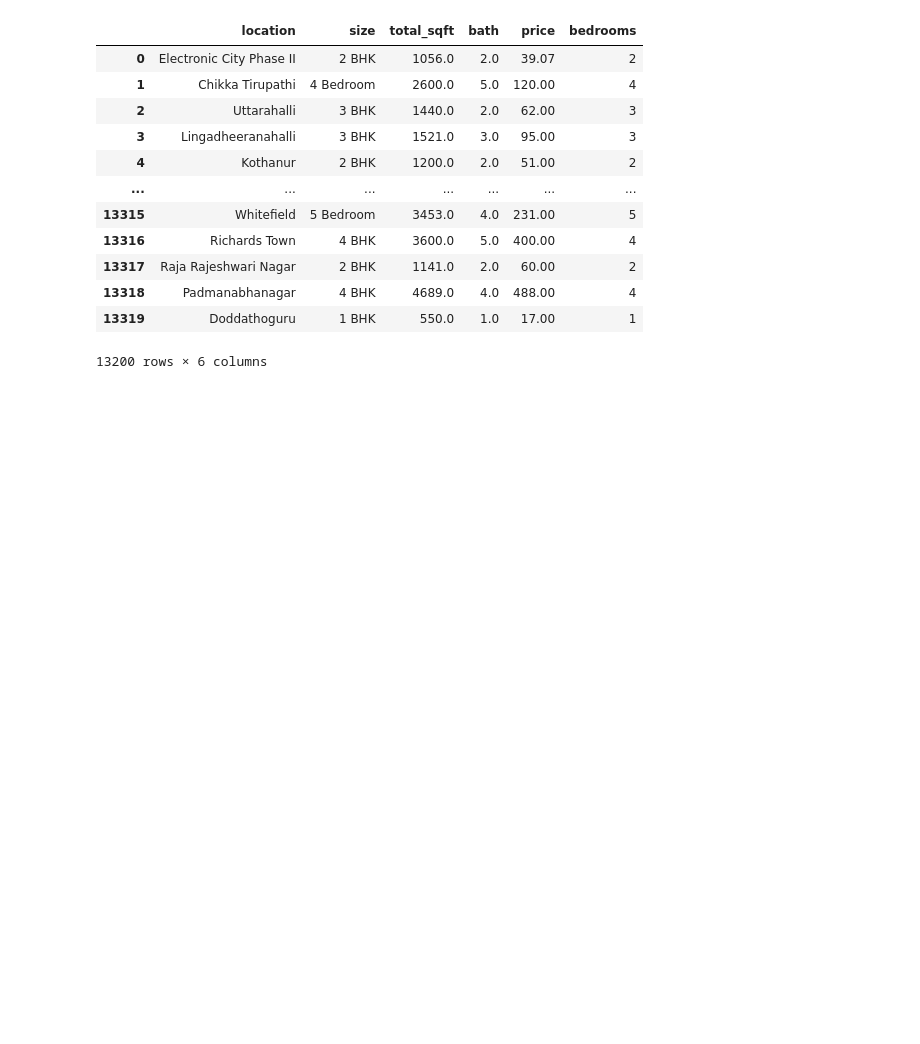
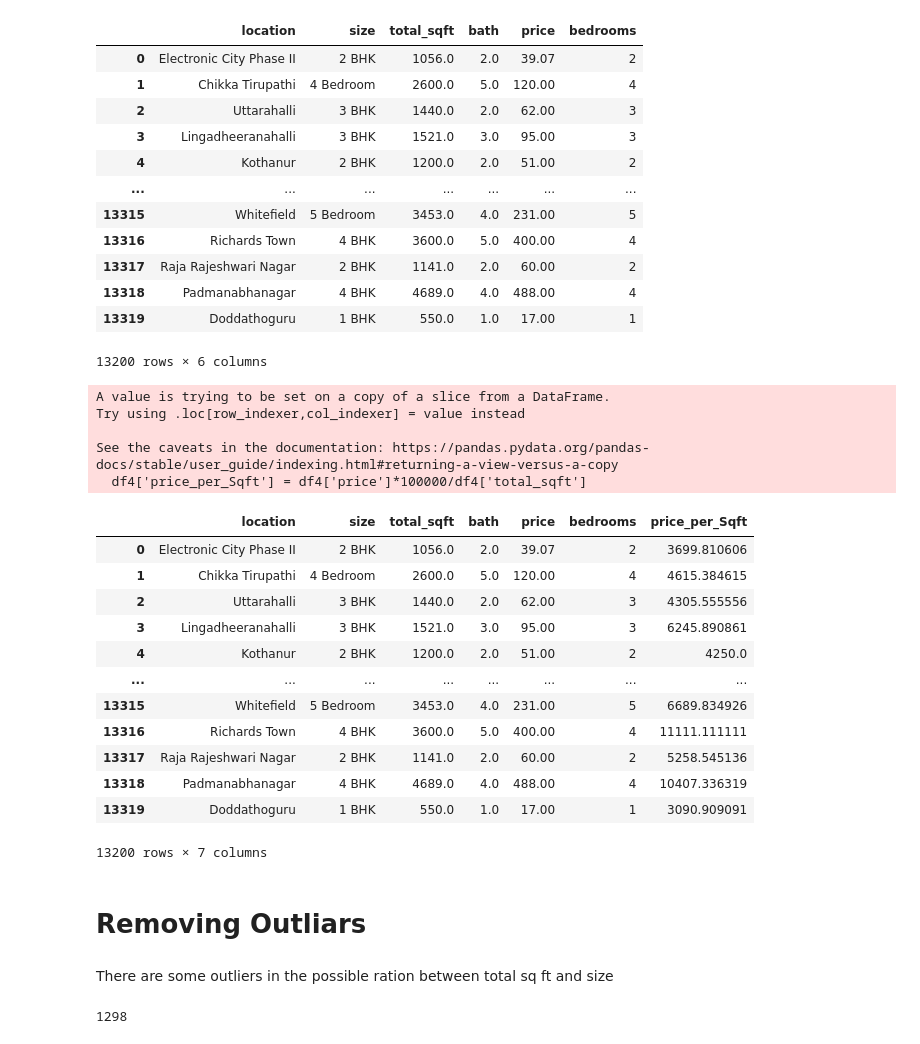
Before and after one commit to mashrafi02/Machine-learning-Data-science-projects, a Jupyter notebook: House price prediction/pricepred.ipynb, the cells around one changed output. Saved outputs shown, nothing was run; the diff lists cells and outputs as text; code cells hidden in the pictures; blank space fills up the shorter version.

```diff
--- a/House price prediction/pricepred.ipynb
+++ b/House price prediction/pricepred.ipynb
@@ -247,3 +249,33 @@ df4
 | 13318 | Padmanabhanagar | 4 BHK | 4689.0 | 4.0 | 488.00 | 4 |
 | 13319 | Doddathoguru | 1 BHK | 550.0 | 1.0 | 17.00 | 1 |
 13200 rows × 6 columns
+# %%
+df4['price_per_Sqft'] = df4['price']*100000/df4['total_sqft']
+df4
+# %% [output]
+A value is trying to be set on a copy of a slice from a DataFrame.
+Try using .loc[row_indexer,col_indexer] = value instead
+
+See the caveats in the documentation: https://pandas.pydata.org/pandas-docs/stable/user_guide/indexing.html#returning-a-view-versus-a-copy
+  df4['price_per_Sqft'] = df4['price']*100000/df4['total_sqft']
+|  | location | size | total_sqft | bath | price | bedrooms | price_per_Sqft |
+| 0 | Electronic City Phase II | 2 BHK | 1056.0 | 2.0 | 39.07 | 2 | 3699.810606 |
+| 1 | Chikka Tirupathi | 4 Bedroom | 2600.0 | 5.0 | 120.00 | 4 | 4615.384615 |
+| 2 | Uttarahalli | 3 BHK | 1440.0 | 2.0 | 62.00 | 3 | 4305.555556 |
+| 3 | Lingadheeranahalli | 3 BHK | 1521.0 | 3.0 | 95.00 | 3 | 6245.890861 |
+| 4 | Kothanur | 2 BHK | 1200.0 | 2.0 | 51.00 | 2 | 4250.0 |
+| ... | ... | ... | ... | ... | ... | ... | ... |
+| 13315 | Whitefield | 5 Bedroom | 3453.0 | 4.0 | 231.00 | 5 | 6689.834926 |
+| 13316 | Richards Town | 4 BHK | 3600.0 | 5.0 | 400.00 | 4 | 11111.111111 |
+| 13317 | Raja Rajeshwari Nagar | 2 BHK | 1141.0 | 2.0 | 60.00 | 2 | 5258.545136 |
+| 13318 | Padmanabhanagar | 4 BHK | 4689.0 | 4.0 | 488.00 | 4 | 10407.336319 |
+| 13319 | Doddathoguru | 1 BHK | 550.0 | 1.0 | 17.00 | 1 | 3090.909091 |
+13200 rows × 7 columns
+# %% [markdown]
+# Removing Outliars
+# %% [markdown]
+There are some outliers in the possible ration between total sq ft and size
+# %%
+len(df4.location.unique())
+# %% [output]
+1298
```
Also changed, not shown: parts of 31 cells of this notebook.
